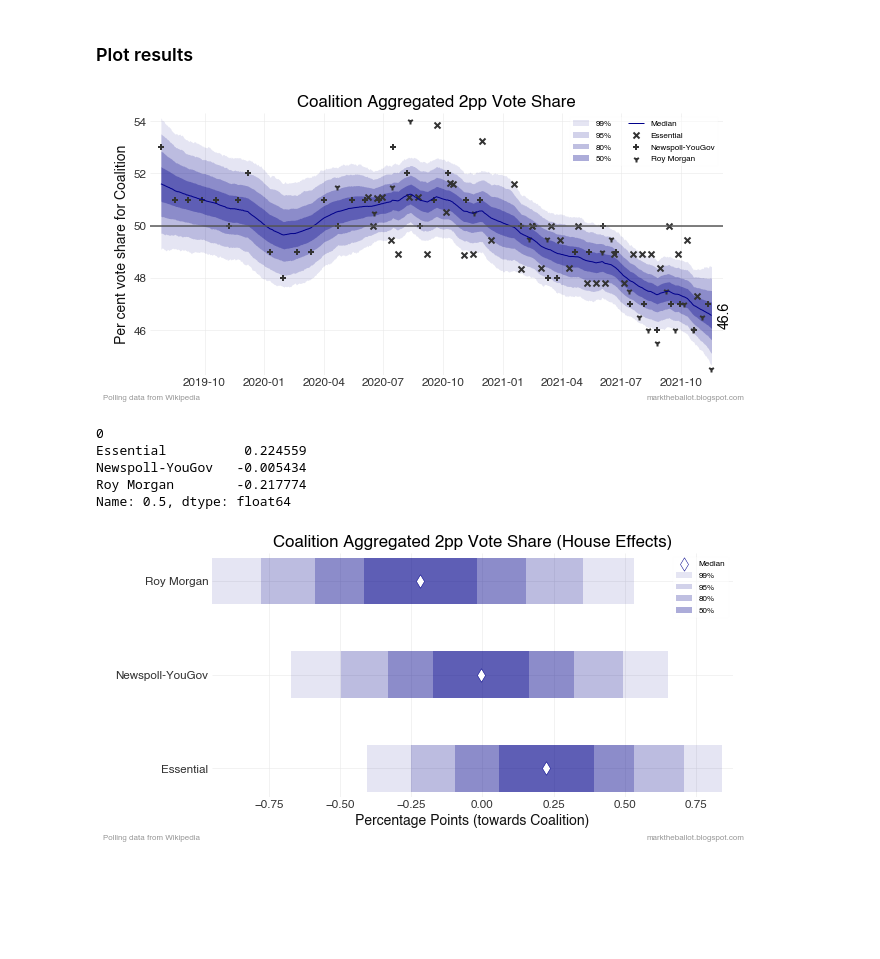
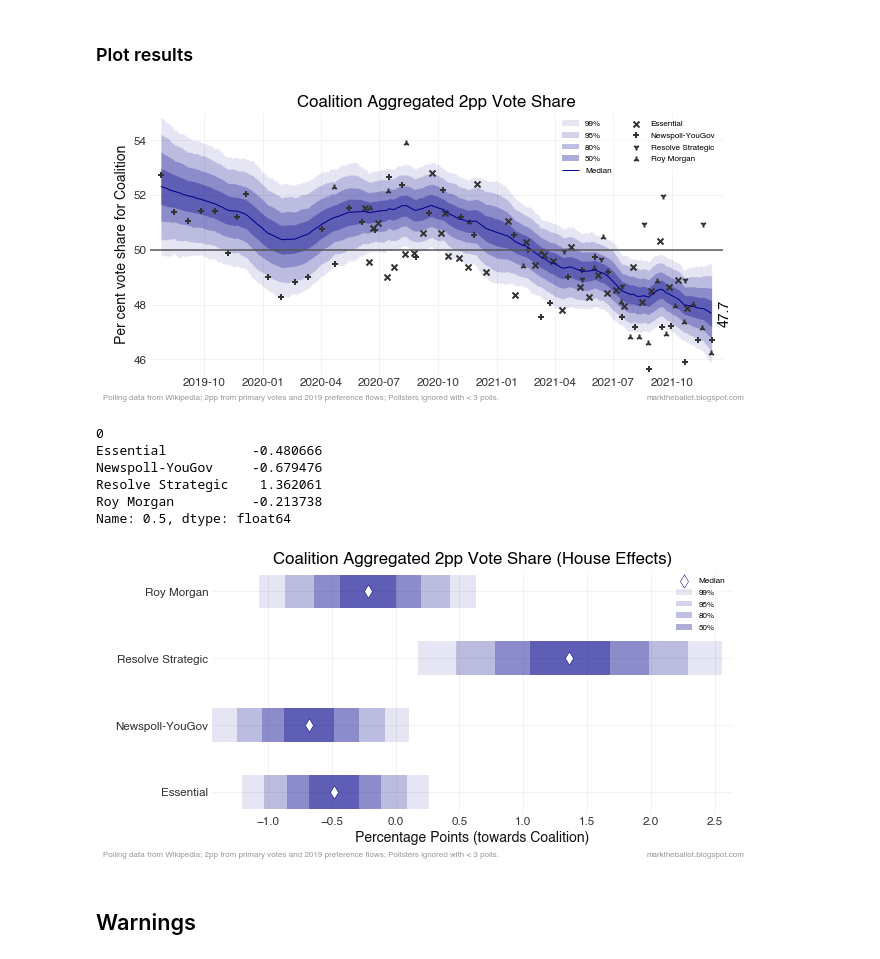
Before and after one commit to bpalmer4/Australian-Federal-Election-2022, a Jupyter notebook: notebooks/Bayesian 2pp timeseries.ipynb, the cells around one changed output. Cells and saved outputs as stored; diff of their text form; code cells hidden in the pictures; blank space fills up the shorter version.

Commit message:
2pp Bayesian aggregation now from primary votes

```diff
--- a/notebooks/Bayesian 2pp timeseries.ipynb
+++ b/notebooks/Bayesian 2pp timeseries.ipynb
@@ -38,5 +50,5 @@ s_args = {'lfooter': 'Polling data from Wikipedia'}
 # %%
 # read in 2pp data; remind me, what are the column names ...
-tpp = pd.read_csv(f'{DATA_DIR}two_party_preferred.csv', parse_dates=['Mean Date'], index_col=0)
+tpp = pd.read_csv(data_file, parse_dates=['Mean Date'], index_col=0)
 tpp.columns
 # %% [output]
@@ -50,0 +65,4 @@ len(tpp)
+# %%
+# Number of polls from each pollster
+brand_counts = tpp['Brand'].value_counts()
+brand_counts
@@ -50,0 +76,5 @@ len(tpp)
+# %%
+# Remove pollsters with minimal polling history
+keep = brand_counts[brand_counts >= MIMIMUM_POLLS_FROM_POLLSTER].index
+tpp = tpp[tpp['Brand'].isin(keep)]
+tpp['Brand'].value_counts()
@@ -55,7 +95,7 @@ len(tpp)
 # %%
 # this step typically takes around 3 minutes
 fit, first_day, brand_map = common.bayes_poll_aggregation(tpp,
-                              poll_column='2pp vote L/NP',
+                              poll_column=POLL_COLUMN,
                               date_column='Mean Date',
                               firm_column='Brand',
                               assumed_sample_size=1000,
@@ -132,21 +171,24 @@ array([[<AxesSubplot:title={'center':'houseEffect'}>,
 # %%
 common.bayes_poll_aggregation_plots(df=tpp,
                              fit=fit,
                              first_day=first_day,
                              brand_map=brand_map,
-                              poll_column='2pp vote L/NP',
+                              poll_column=POLL_COLUMN,
                               date_column='Mean Date',
                               firm_column='Brand',
                                  party='Coalition',
                                  title='Aggregated 2pp Vote Share',
                                  line_color='darkblue',
                                  point_color='dodgerblue',
                                  s_args=s_args)
 # %% [output]
-[figure, old version]
+[figure, new version]
 0
-Essential          0.224559
-Newspoll-YouGov   -0.005434
-Roy Morgan        -0.217774
+Essential           -0.480666
+Newspoll-YouGov     -0.679476
+Resolve Strategic    1.362061
+Roy Morgan          -0.213738
 Name: 0.5, dtype: float64
-[figure, old version]
+[figure, new version]
+# %% [markdown]
+## Warnings
```
Also changed, not shown: parts of 18 cells of this notebook, 3 other files.
